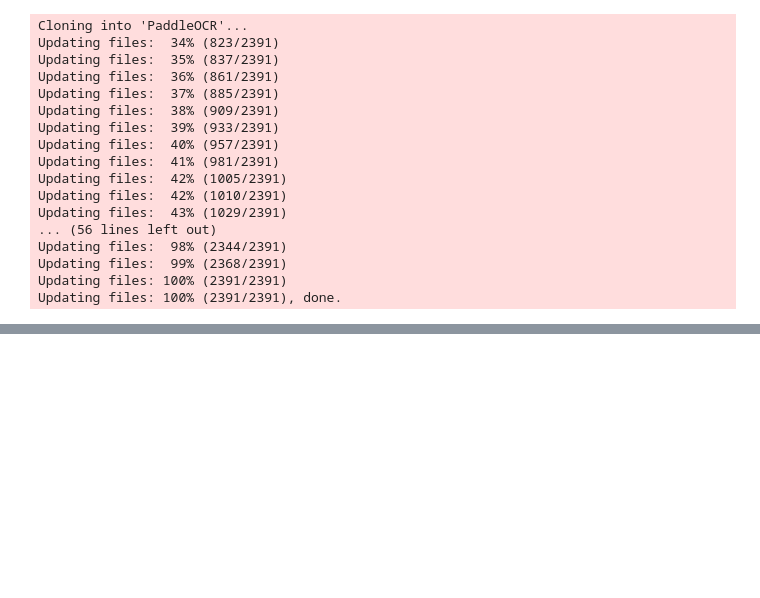
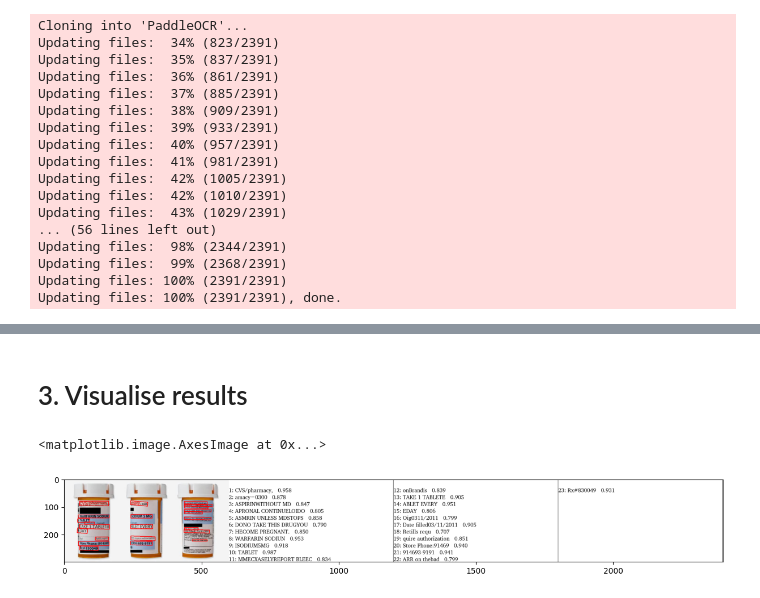
Before and after one commit to vaibhavthapli/Drug_Label_Extraction, a Jupyter notebook: drug_label.ipynb, the cells around one changed output, grey strips where cells are left out. Saved outputs shown, nothing was run; the diff lists cells and outputs as text; code cells hidden in the pictures; blank space fills up the shorter version.

```diff
--- a/drug_label.ipynb
+++ b/drug_label.ipynb
@@ -31,0 +73,6 @@ Updating files: 100% (2391/2391), done.
+# %%
+nested_list = result[0]
+
+# Step 1: Print all strings
+for item in nested_list:
+    print(item[1][0])
@@ -31,0 +97,30 @@ Updating files: 100% (2391/2391), done.
+# %% [markdown]
+# 3. Visualise results
+# %%
+# Extracting detected components
+boxes = [item[0] for item in nested_list] #
+texts = [item[1][0] for item in nested_list]
+scores = [item[1][1] for item in nested_list]
+# %%
+# Specifying font path for draw_ocr method
+font_path = os.path.join('PaddleOCR', 'doc', 'fonts', 'latin.ttf')
+# %%
+# Import our image - drug 1/2/3
+# imports image
+img = cv2.imread(img_path)
+
+# reorders the color channels
+img = cv2.cvtColor(img, cv2.COLOR_BGR2RGB)
+# %%
+# Visualize our image and detections
+# resizing display area
+plt.figure(figsize=(15,15))
+
+# draw annotations on image
+annotated = draw_ocr(img, boxes, texts, scores, font_path=font_path)
+
+# show the image using matplotlib
+plt.imshow(annotated)
+# %% [output]
+<matplotlib.image.AxesImage at 0x...>
+[figure, added]
```
Also changed, not shown: parts of 7 cells of this notebook.
